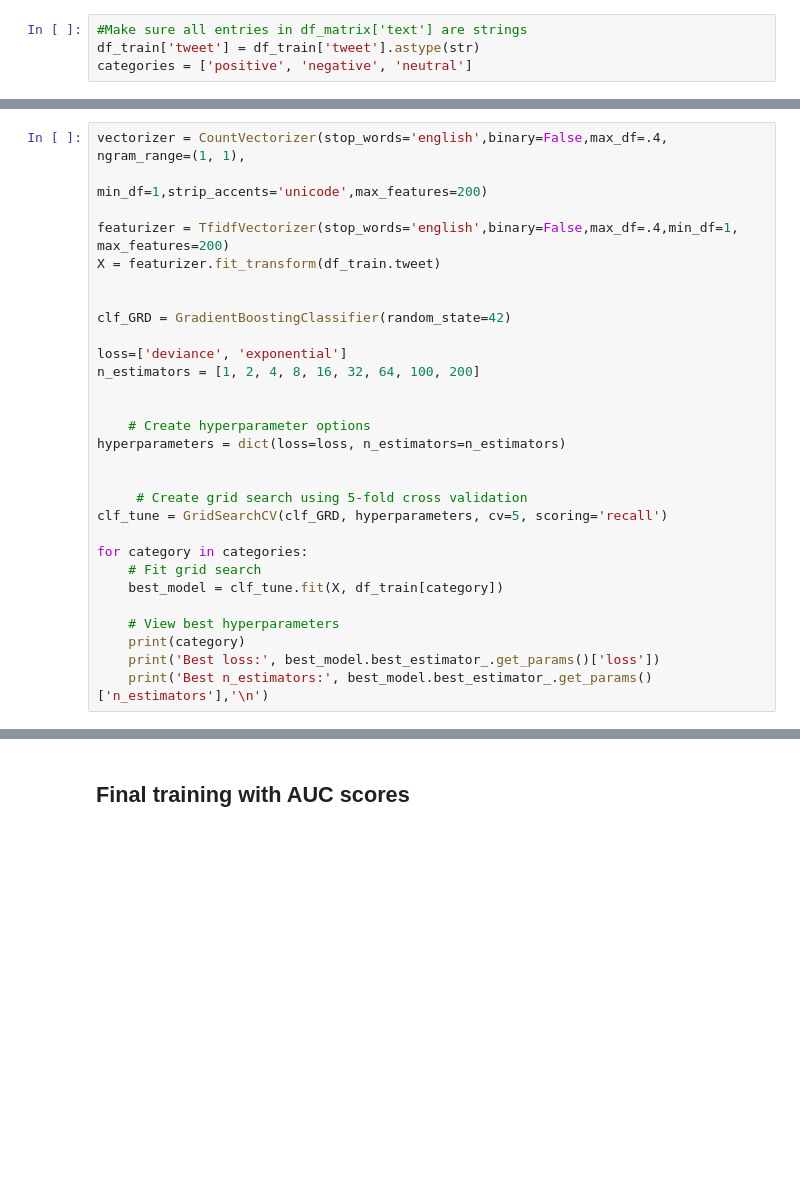
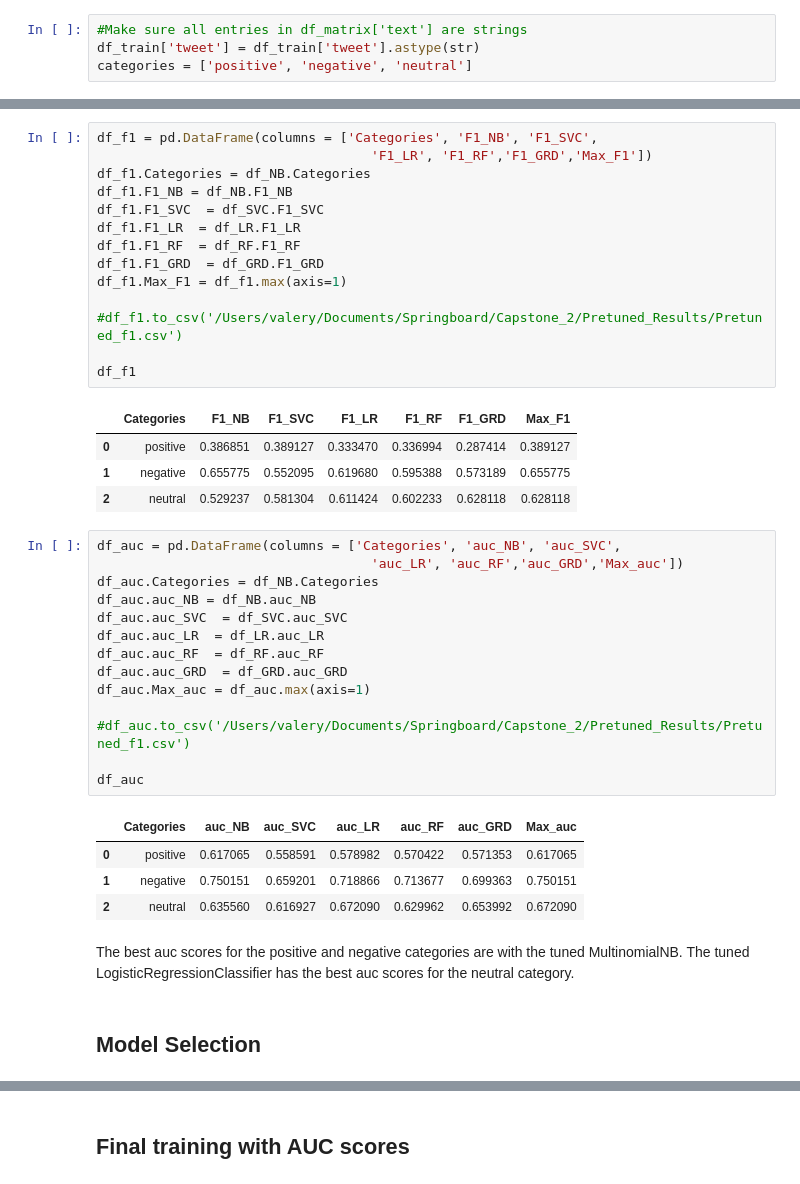
Before and after one commit to ValeryLynn/National-Patterns-in-Race-Tweets, a Jupyter notebook: VLynn_racial_tweets_training.ipynb, the cells around one changed output, grey strips where cells are left out. Cells and saved outputs as stored; diff of their text form; blank space fills up the shorter version.

Commit message:
Added model selection

```diff
--- a/VLynn_racial_tweets_training.ipynb
+++ b/VLynn_racial_tweets_training.ipynb
@@ -710,29 +96,0 @@ df_tunedRF_tweets
-# %%
-vectorizer = CountVectorizer(stop_words='english',binary=False,max_df=.4, ngram_range=(1, 1),
-                                     min_df=1,strip_accents='unicode',max_features=200)
-
-featurizer = TfidfVectorizer(stop_words='english',binary=False,max_df=.4,min_df=1, max_features=200)
-X = featurizer.fit_transform(df_train.tweet)
-
-
-clf_GRD = GradientBoostingClassifier(random_state=42)
-
-loss=['deviance', 'exponential']
-n_estimators = [1, 2, 4, 8, 16, 32, 64, 100, 200]
-
-
-    # Create hyperparameter options
-hyperparameters = dict(loss=loss, n_estimators=n_estimators)
-
-
-     # Create grid search using 5-fold cross validation
-clf_tune = GridSearchCV(clf_GRD, hyperparameters, cv=5, scoring='recall')
-
-for category in categories:
-    # Fit grid search
-    best_model = clf_tune.fit(X, df_train[category])
-
-    # View best hyperparameters
-    print(category)
-    print('Best loss:', best_model.best_estimator_.get_params()['loss'])
-    print('Best n_estimators:', best_model.best_estimator_.get_params()['n_estimators'],'\n')
@@ -1080,0 +917,42 @@ The best recall for the positive label was obtained with the tuned SVC model. Th
+# %%
+df_f1 = pd.DataFrame(columns = ['Categories', 'F1_NB', 'F1_SVC',
+                                   'F1_LR', 'F1_RF','F1_GRD','Max_F1'])
+df_f1.Categories = df_NB.Categories
+df_f1.F1_NB = df_NB.F1_NB
+df_f1.F1_SVC  = df_SVC.F1_SVC
+df_f1.F1_LR  = df_LR.F1_LR
+df_f1.F1_RF  = df_RF.F1_RF
+df_f1.F1_GRD  = df_GRD.F1_GRD
+df_f1.Max_F1 = df_f1.max(axis=1)
+
+#df_f1.to_csv('/Users/valery/Documents/Springboard/Capstone_2/Pretuned_Results/Pretuned_f1.csv')
+
+df_f1
+# %% [output]
+|  | Categories | F1_NB | F1_SVC | F1_LR | F1_RF | F1_GRD | Max_F1 |
+| 0 | positive | 0.386851 | 0.389127 | 0.333470 | 0.336994 | 0.287414 | 0.389127 |
+| 1 | negative | 0.655775 | 0.552095 | 0.619680 | 0.595388 | 0.573189 | 0.655775 |
+| 2 | neutral | 0.529237 | 0.581304 | 0.611424 | 0.602233 | 0.628118 | 0.628118 |
+# %%
+df_auc = pd.DataFrame(columns = ['Categories', 'auc_NB', 'auc_SVC',
+                                   'auc_LR', 'auc_RF','auc_GRD','Max_auc'])
+df_auc.Categories = df_NB.Categories
+df_auc.auc_NB = df_NB.auc_NB
+df_auc.auc_SVC  = df_SVC.auc_SVC
+df_auc.auc_LR  = df_LR.auc_LR
+df_auc.auc_RF  = df_RF.auc_RF
+df_auc.auc_GRD  = df_GRD.auc_GRD
+df_auc.Max_auc = df_auc.max(axis=1)
+
+#df_auc.to_csv('/Users/valery/Documents/Springboard/Capstone_2/Pretuned_Results/Pretuned_f1.csv')
+
+df_auc
+# %% [output]
+|  | Categories | auc_NB | auc_SVC | auc_LR | auc_RF | auc_GRD | Max_auc |
+| 0 | positive | 0.617065 | 0.558591 | 0.578982 | 0.570422 | 0.571353 | 0.617065 |
+| 1 | negative | 0.750151 | 0.659201 | 0.718866 | 0.713677 | 0.699363 | 0.750151 |
+| 2 | neutral | 0.635560 | 0.616927 | 0.672090 | 0.629962 | 0.653992 | 0.672090 |
+# %% [markdown]
+The best auc scores for the positive and negative categories are with the tuned MultinomialNB. The tuned LogisticRegressionClassifier has the best auc scores for the neutral category.
+# %% [markdown]
+## Model Selection
```
Also changed, not shown: parts of 91 cells of this notebook.
